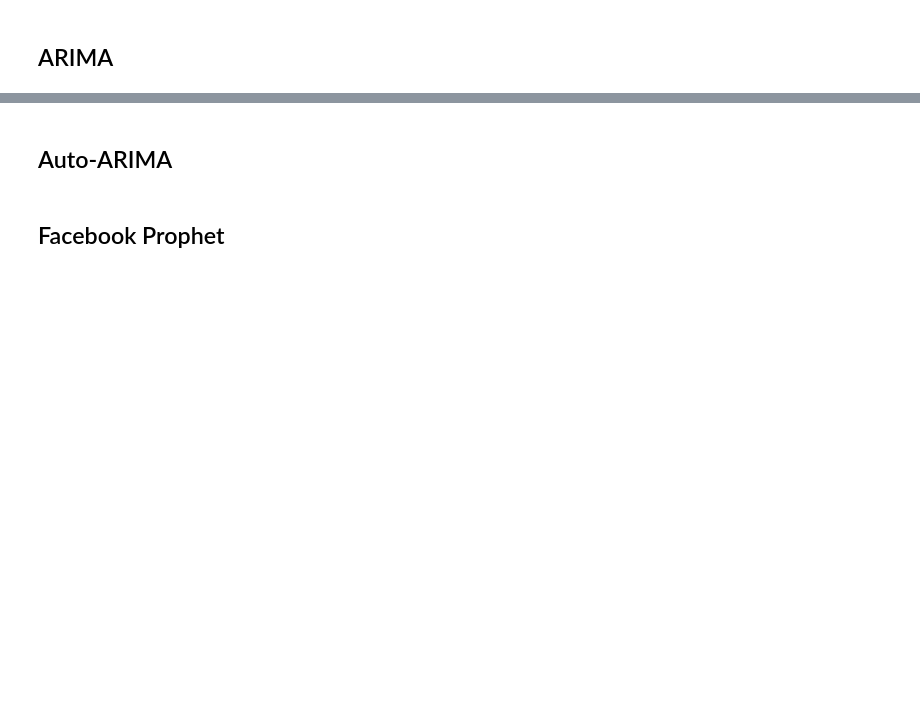
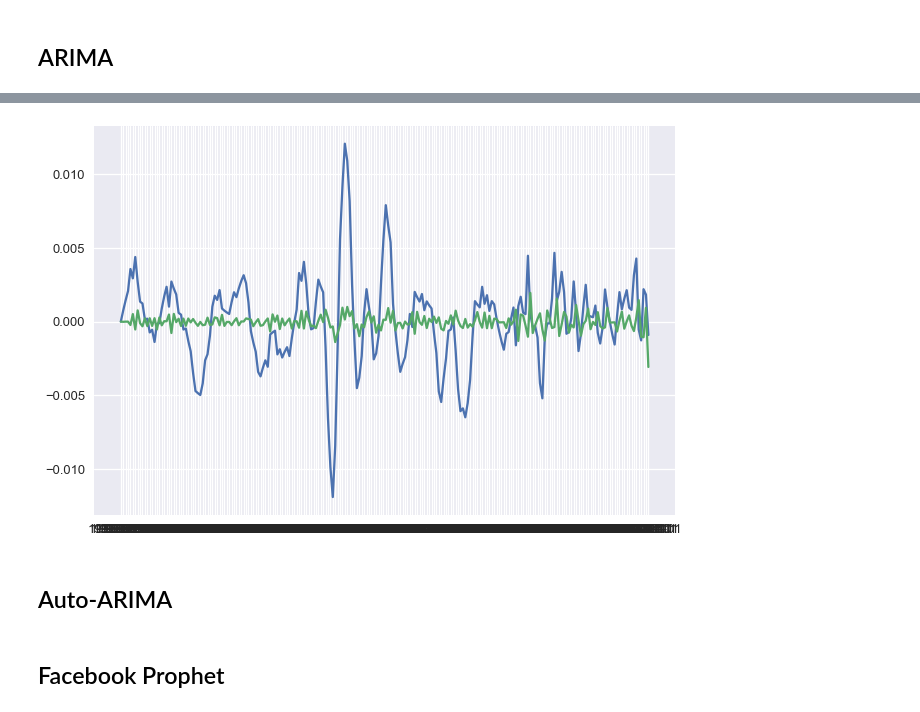
Before and after one commit to tjkim614/springfield_housing_analysis, a Jupyter notebook: 2-Modeling.ipynb, the cells around one changed output, grey strips where cells are left out. Saved outputs shown, nothing was run; the diff lists cells and outputs as text; code cells hidden in the pictures; blank space fills up the shorter version.

```diff
--- a/2-Modeling.ipynb
+++ b/2-Modeling.ipynb
@@ -25,3 +22,11 @@ sf_diff_test = springfield_diff[220:]
+# %%
+# dataset that is already .diff()
+sf_diff_train = springfield_diff[0:220]
+sf_diff_test = springfield_diff[220:]
+
+# original working dataset
+sf_train = springfield_diff[0:220]
+sf_test = springfield_diff[220:]
 # %% [markdown]
 ## ARMA
 # %%
@@ -159,0 +225,5 @@ RMSE:  0.002806353788351516
+# %%
+arima = ARIMA(sf_train['65807'], order=(1,2,0)).fit()
+trainpreds = np.append(np.array([0]), np.array(arima.predict()))
+testpreds = arima.forecast()[0]
+arima.summary()
@@ -160,3 +245,9 @@ RMSE:  0.002806353788351516
+# %%
+plt.plot(sf_train['65807'])
+plt.plot(np.append(trainpreds, testpreds))
+plt.show()
+# %% [output]
+[figure, added]
 # %% [markdown]
 ## Auto-ARIMA
 # %% [markdown]
```
Also changed, not shown: parts of 10 cells of this notebook, 3 other files.
